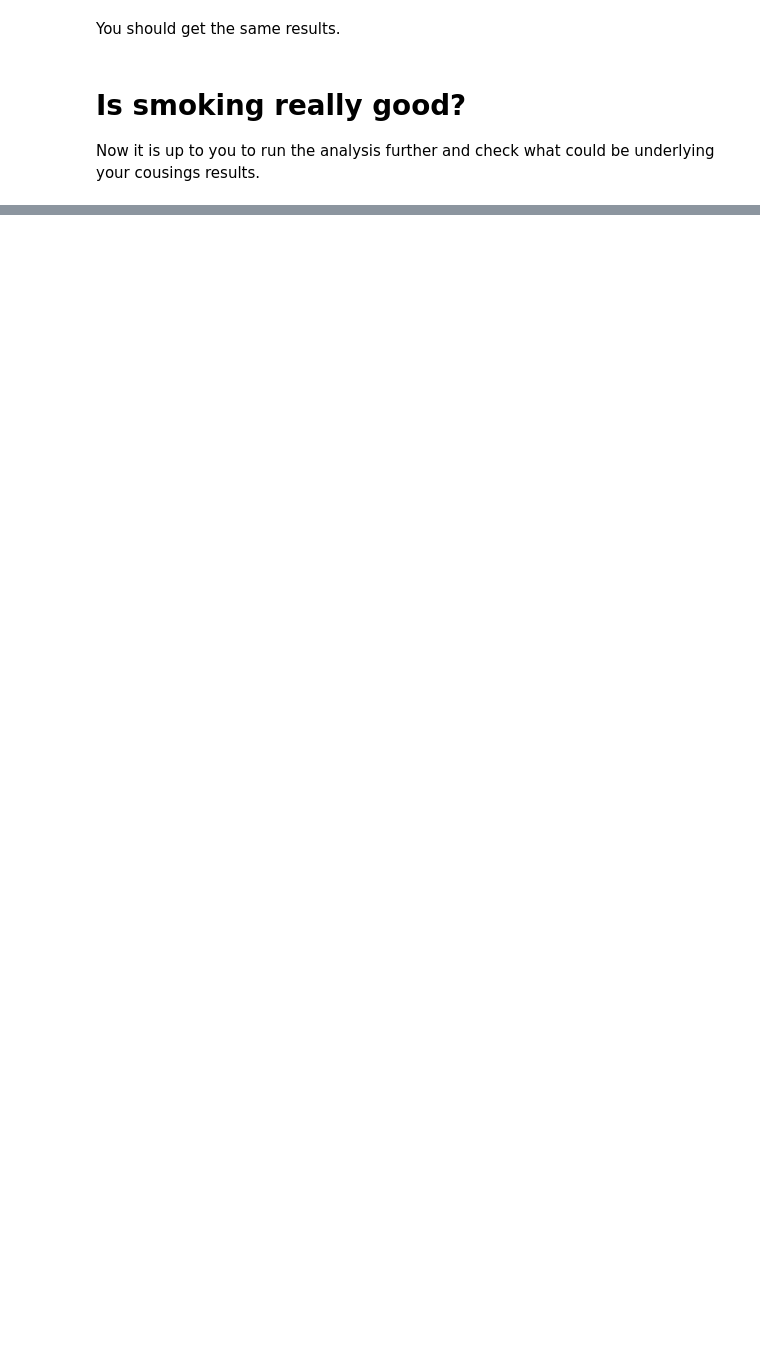
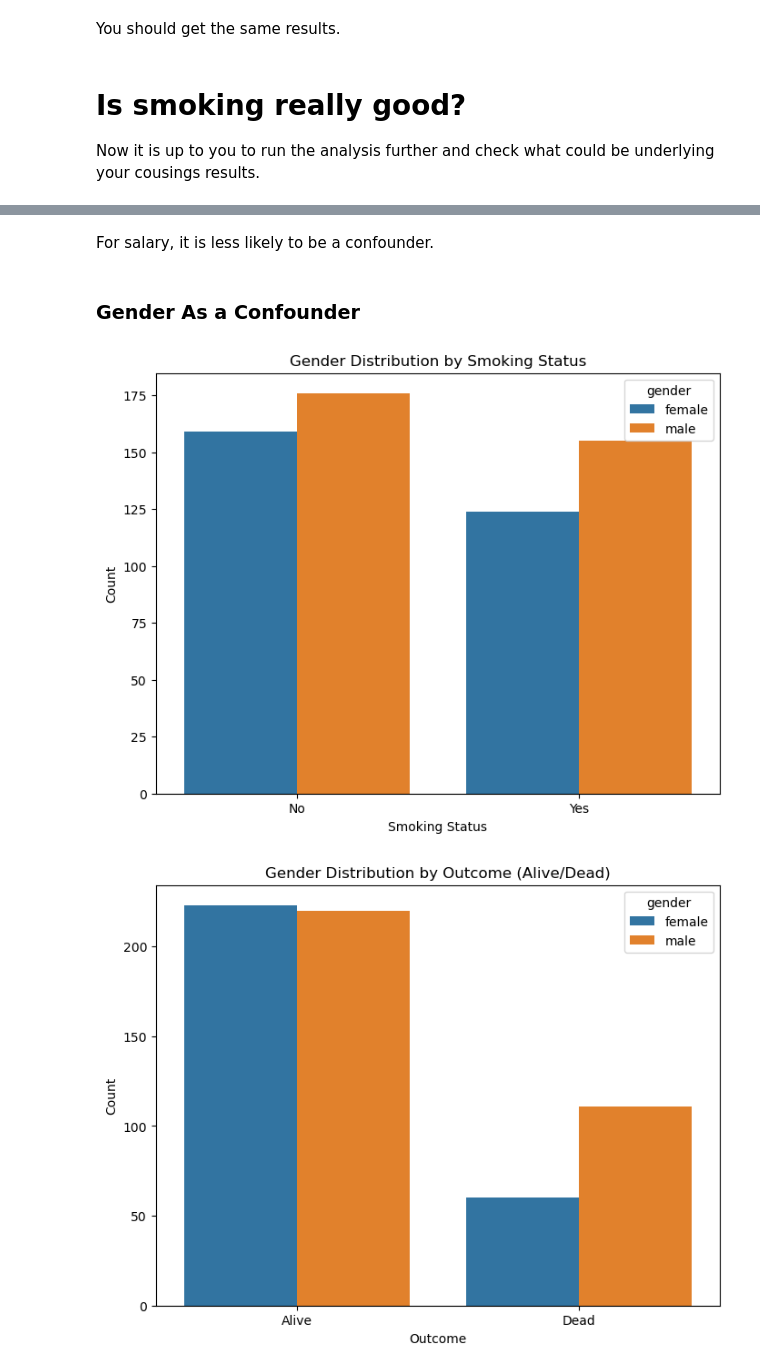
Before and after one commit to nflint-git/ps_2_ex2_smoking_is_bad, a Jupyter notebook: smoking_is_bad.ipynb, the cells around one changed output, grey strips where cells are left out. Saved outputs shown, nothing was run; the diff lists cells and outputs as text; code cells hidden in the pictures; blank space fills up the shorter version.

```diff
--- a/smoking_is_bad.ipynb
+++ b/smoking_is_bad.ipynb
@@ -64,0 +114,9 @@ Now it is up to you to run the analysis further and check what could be underlyi
+# %% [markdown]
+For salary, it is less likely to be a confounder.
+# %% [markdown]
+### Gender As a Confounder
+# %%
+gender_count_plot(ready_df)
+# %% [output]
+[figure, added]
+[figure, added]
```
Also changed, not shown: parts of 21 cells of this notebook, 3 other files.
